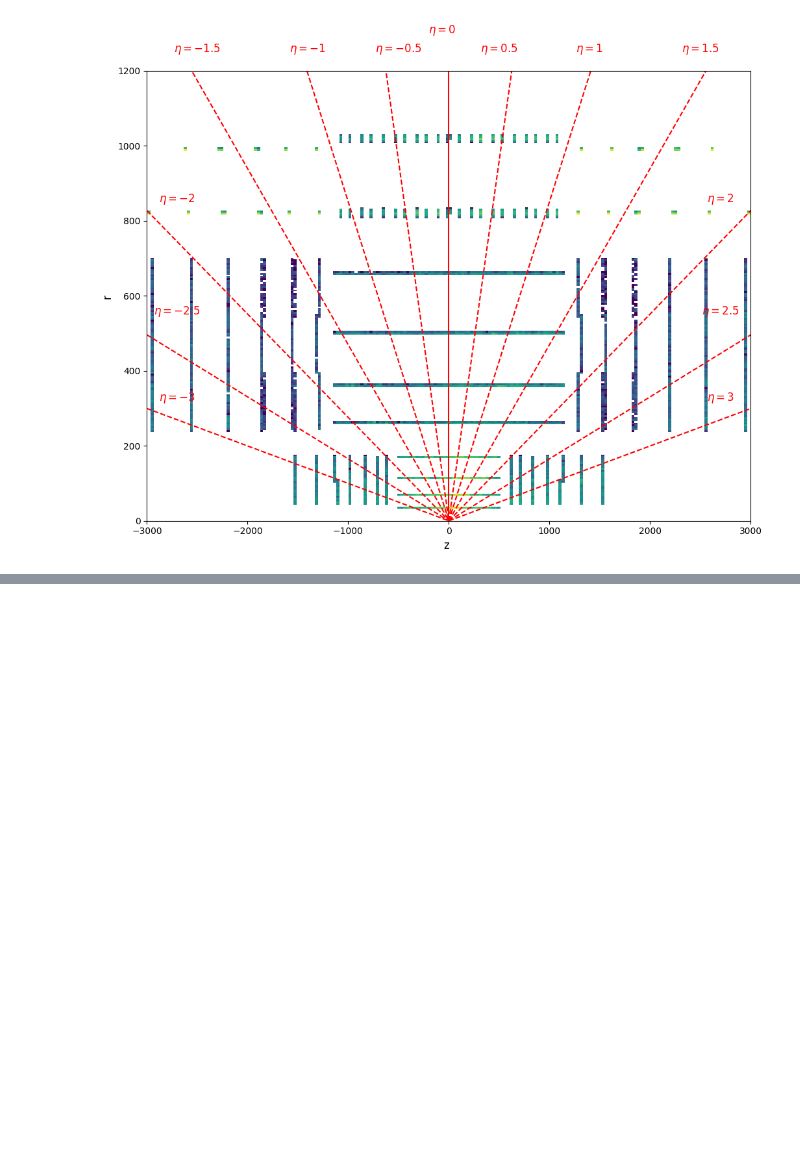
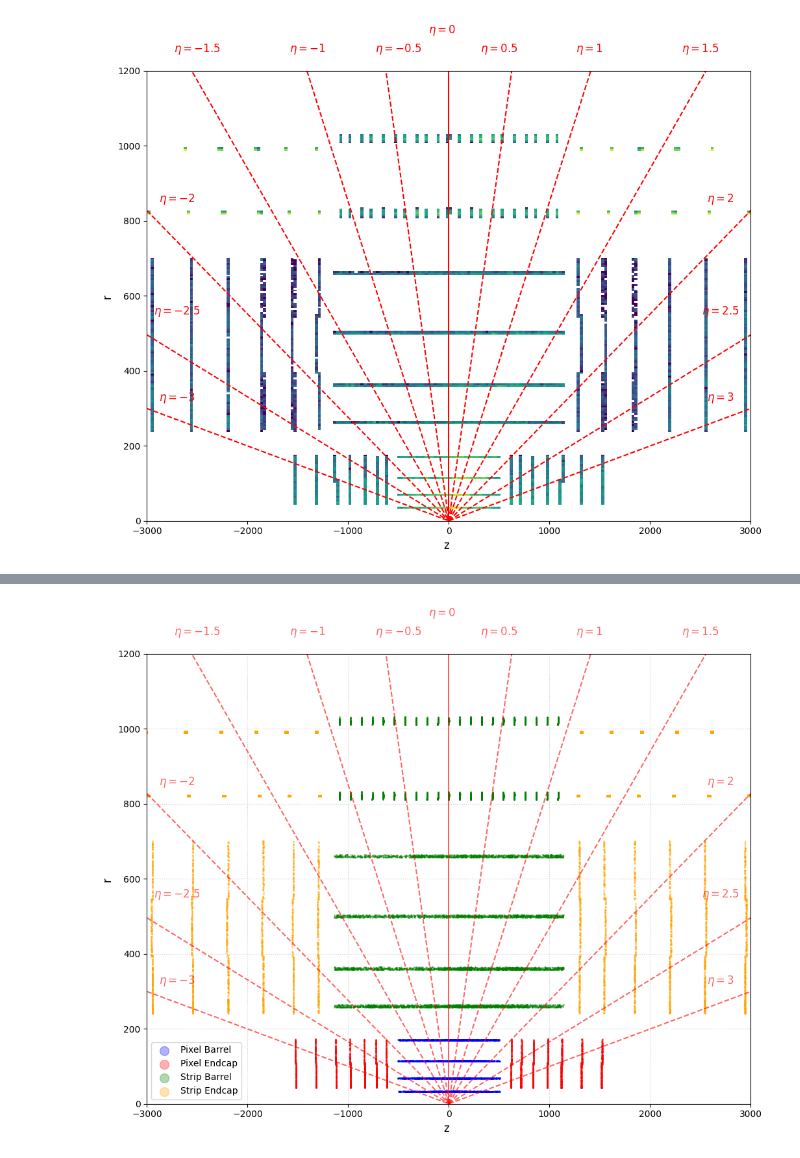
Before and after one commit to FinnbarWilson/Project_HEP, a Jupyter notebook: Code/Issue#2.ipynb, the cells around one changed output, grey strips where cells are left out. Drawn from its saved outputs; the diff is of its cells as text; code cells hidden in the pictures; blank space fills up the shorter version.

```diff
--- a/Code/Issue#2.ipynb
+++ b/Code/Issue#2.ipynb
@@ -216,3 +218,93 @@ for eta_val in eta_values:
                  color='red', ha='center', fontsize=12)
 # %% [output]
 [figure]
+# %%
+import matplotlib.pyplot as plt
+import matplotlib.colors as colors
+import numpy as np
+
+tracker_hits = gHd.get_tracker_hits()
+
+tracker_hits['r'] = np.sqrt(tracker_hits['x']**2 + tracker_hits['y']**2)
+
+plt.figure(figsize=(12, 9))
+
+PIXEL_VOLUMES = [16, 17, 18]
+STRIP_VOLUMES = [23, 24, 25, 28, 29, 30]
+ENDCAP_VOLUMES = [16, 18, 23, 25, 28, 30]
+BARREL_VOLUMES = [17, 24, 29]
+
+is_endcap = tracker_hits['volume_id'].isin(ENDCAP_VOLUMES)
+is_barrel = tracker_hits['volume_id'].isin(BARREL_VOLUMES)
+
+is_pixel = tracker_hits['volume_id'].isin(PIXEL_VOLUMES)
+is_strip = tracker_hits['volume_id'].isin(STRIP_VOLUMES)
+
+df_pixel_barrel = tracker_hits[is_pixel & is_barrel]
+df_pixel_endcap = tracker_hits[is_pixel & is_endcap]
+df_strip_barrel = tracker_hits[is_strip & is_barrel]
+df_strip_endcap = tracker_hits[is_strip & is_endcap]
+
+
+plt.figure(figsize=(12, 9))
+
+plt.scatter(df_pixel_barrel['z'], df_pixel_barrel['r'],
+            label='Pixel Barrel', c='blue', s=1, alpha=0.3)
+plt.scatter(df_pixel_endcap['z'], df_pixel_endcap['r'],
+            label='Pixel Endcap', c='red', s=1, alpha=0.3)
+plt.scatter(df_strip_barrel['z'], df_strip_barrel['r'],
+            label='Strip Barrel', c='green', s=1, alpha=0.3)
+plt.scatter(df_strip_endcap['z'], df_strip_endcap['r'],
+            label='Strip Endcap', c='orange', s=1, alpha=0.3)
+
+
+plt.legend(markerscale=10)
+plt.grid(True, linestyle=':', alpha=0.6)
+
+plt.xlabel('z ', fontsize=12)
+plt.ylabel('r ', fontsize=12)
+
+z_max = 3000
+r_max = 1200
+plt.xlim(-z_max, z_max)
+plt.ylim(0, r_max)
+
+eta_values = [0, 0.5, 1, 1.5, 2, 2.5, 3]
+z_range_positive = np.array([0, z_max])
+z_range_negative = np.array([-z_max, 0])
+
+for eta_val in eta_values:
+    if eta_val == 0:
+        # eta = 0 corresponds to theta = pi/2, which is the line z = 0
+        plt.axvline(x = 0, c = 'r', label='$\eta=0$', alpha=0.6 )
+        plt.text(-200, 1300, '$\eta = 0$', color='red', ha='left', fontsize=12, alpha=0.6)
+    else:
+        # Calculate theta from eta: theta = 2 * arctan(exp(-eta))
+        theta = 2 * np.arctan(np.exp(-eta_val))
+
+        # Calculate the slope: r/z = tan(theta)
+        slope = np.tan(theta)
+
+        # Calculate r values for positive and negative z
+        r_vals_positive = slope * z_range_positive
+        r_vals_negative = slope * np.abs(z_range_negative) # r is always positive
+
+        # Plot the lines
+        plt.plot(z_range_positive, r_vals_positive, 'r--', alpha=0.6)
+        plt.plot(z_range_negative, r_vals_negative, 'r--', alpha=0.6)
+
+        # Add text labels for eta
+        # Using user's hardcoded positions
+        label_y = {"0.5":1250,"1":1250,"1.5":1250,"2":850,"2.5":550,"3":320}
+        label_x = {"0.5":500,"1":1400,"1.5":2500,"2":2700,"2.5":2700,"3":2700}
+
+        # Check if key exists before trying to access it
+        eta_key = f"{eta_val}"
+        if eta_key in label_x and eta_key in label_y:
+            # Positive eta side
+            plt.text(label_x[eta_key], label_y[eta_key], f'$\eta = {eta_val}$',
+                     color='red', ha='center', fontsize=12, alpha=0.6)
+            # Negative eta side
+            plt.text(-label_x[eta_key], label_y[eta_key], f'$\eta = -{eta_val}$',
+                     color='red', ha='center', fontsize=12, alpha=0.6)
+# %% [output]
@@ -219,3 +312,4 @@ for eta_val in eta_values:
+[figure, added]
 # %%
 tracker_hits = gHd.get_tracker_hits()
 
```
Also changed, not shown: parts of 5 cells of this notebook, 1 other file.
